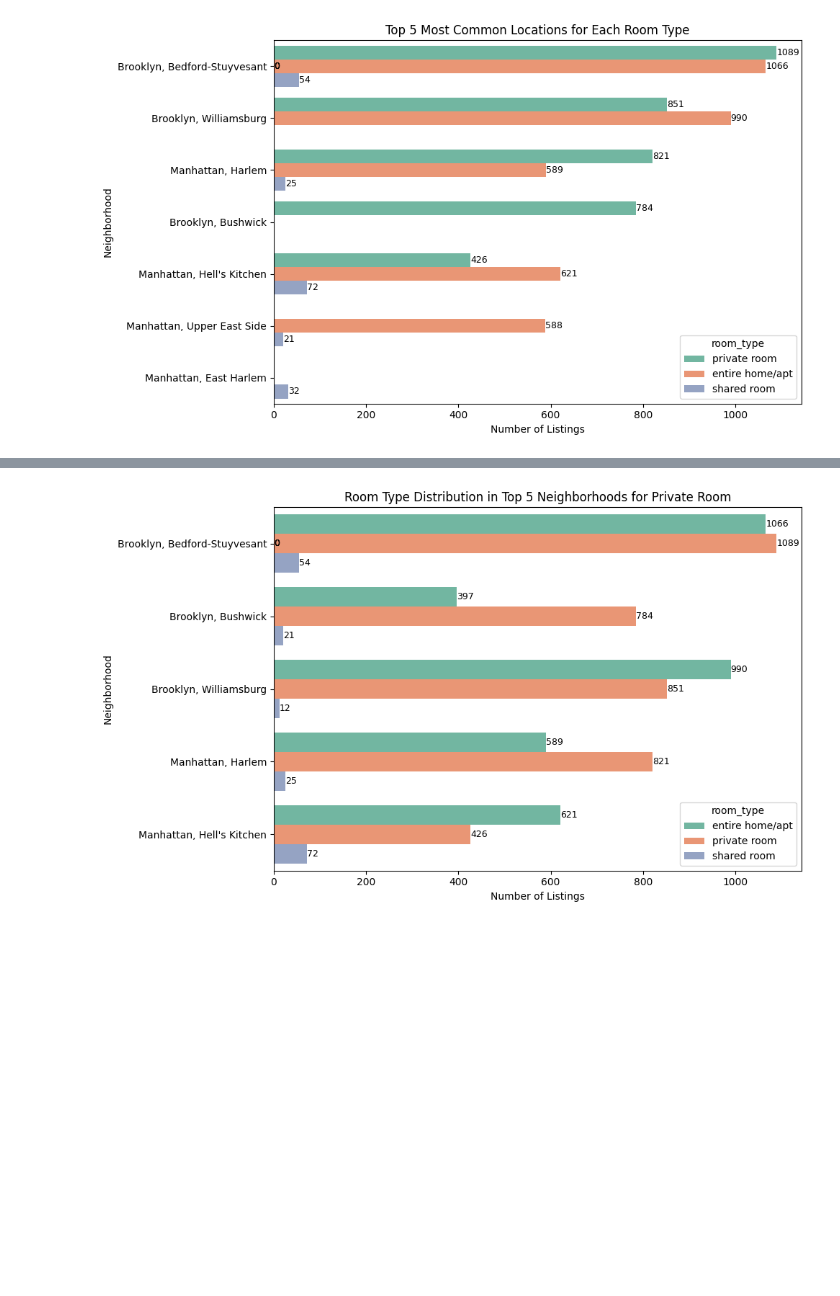
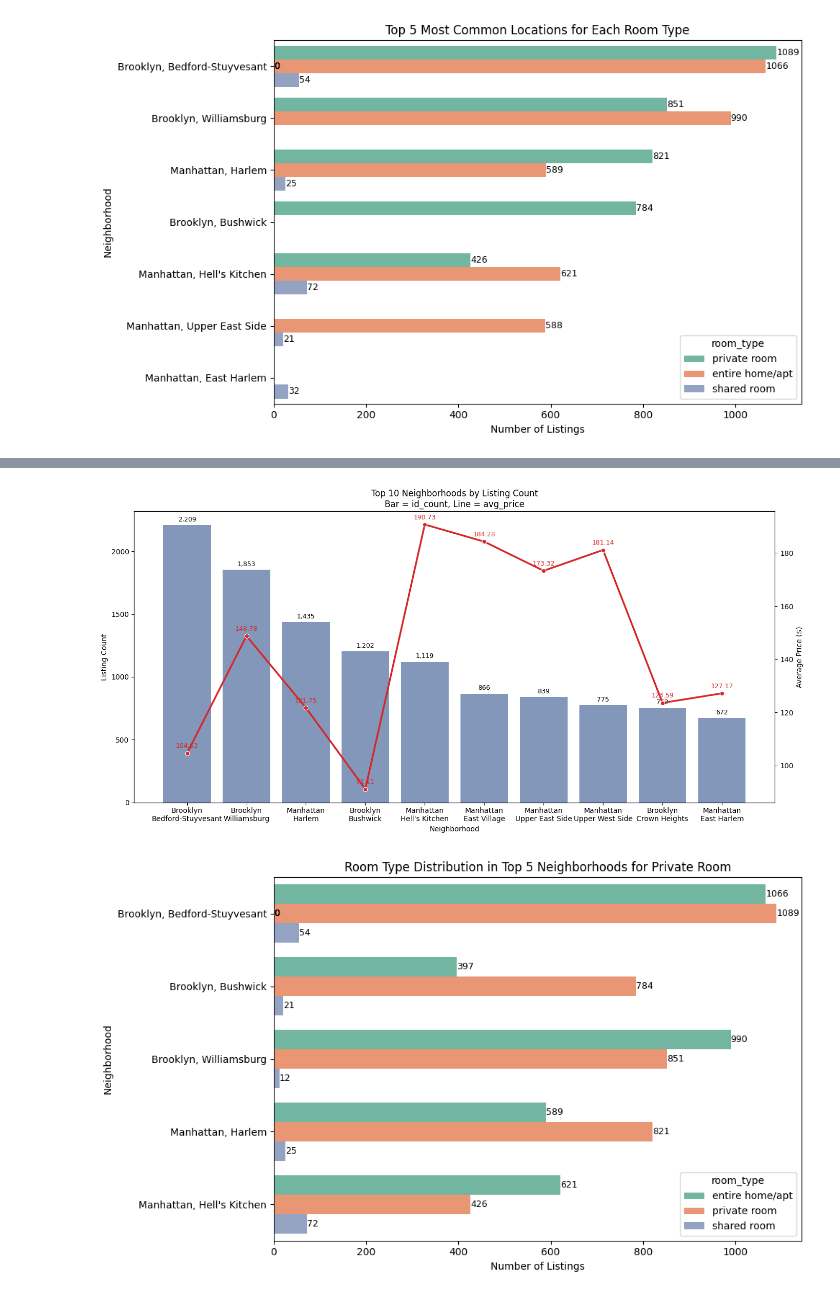
Before and after one commit to annehtran/anhtran-portfolio, a Jupyter notebook: Python Projects/Data Importing and Cleaning/Exploring Airbnb Market Trends_script.ipynb, the cells around one changed output, grey strips where cells are left out. Saved outputs shown, nothing was run; the diff lists cells and outputs as text; code cells hidden in the pictures; blank space fills up the shorter version.

```diff
--- a/Python Projects/Data Importing and Cleaning/Exploring Airbnb Market Trends_script.ipynb
+++ b/Python Projects/Data Importing and Cleaning/Exploring Airbnb Market Trends_script.ipynb
@@ -275,3 +287,71 @@ top10_by_nbhood.head(10)
+# %%
+import matplotlib.pyplot as plt
+import seaborn as sns
+
+# Sort by id_count (descending)
+df_plot = top10_by_nbhood.head(10).sort_values("id_count", ascending=False)
+
+# Create line-broken labels
+df_plot["label"] = df_plot["nbhood_full"].str.replace(", ", "\n")
+
+plt.figure(figsize=(14,7))
+
+# --- BAR CHART (id_count) ---
+ax = sns.barplot(
+    data=df_plot,
+    x="label",
+    y="id_count",
+    color="#4C72B0",
+    alpha=0.75
+)
+
+# Add id_count labels above bars
+for i, v in enumerate(df_plot["id_count"]):
+    ax.text(
+        i,
+        v + 30,
+        f"{v:,}",
+        ha="center",
+        fontsize=9,
+        color="black"
+    )
+
+# --- LINE CHART (avg_price) ---
+ax2 = ax.twinx()
+sns.lineplot(
+    data=df_plot,
+    x="label",
+    y="avg_price",
+    marker="o",
+    linewidth=2.5,
+    color="#D62728",
+    ax=ax2
+)
+
+# Add avg_price labels above line points
+for i in range(len(df_plot)):
+    ax2.text(
+        i,
+        df_plot["avg_price"].iloc[i] + 2,
+        f"{df_plot['avg_price'].iloc[i]:.2f}",
+        ha="center",
+        fontsize=9,
+        color="#D62728"
+    )
+
+# Smaller font for labels
+plt.xticks(fontsize=8)
+
+# Titles and labels
+ax.set_title("Top 10 Neighborhoods by Listing Count\nBar = id_count, Line = avg_price")
+ax.set_xlabel("Neighborhood")
+ax.set_ylabel("Listing Count")
+ax2.set_ylabel("Average Price ($)")
+
+plt.tight_layout()
+plt.show()
+# %% [output]
+[figure, added]
 # %%
 location_counts = (
     merged_df.groupby(["room_type", "nbhood_full"])
```
Also changed, not shown: parts of 3 cells of this notebook.
